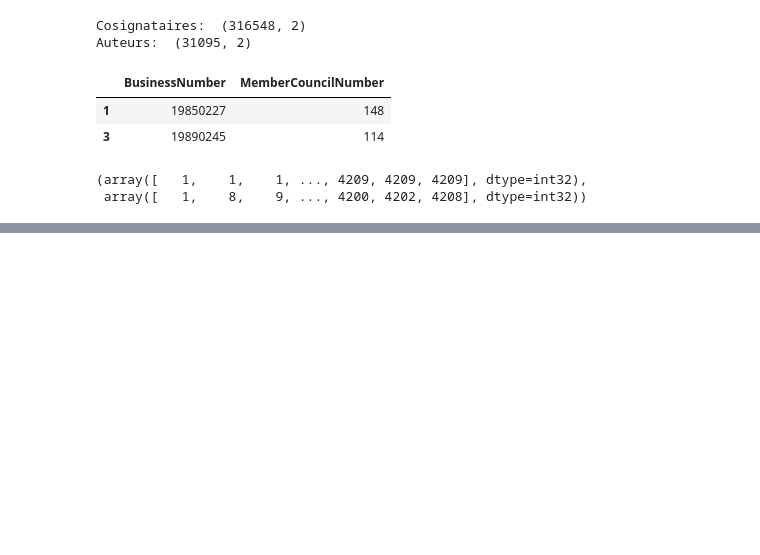
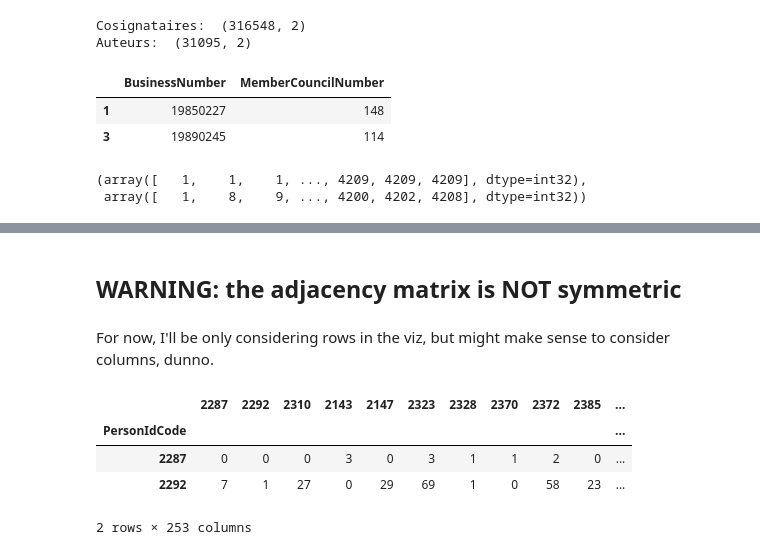
Before and after one commit to jmuth/parliament-viz.ch, a Jupyter notebook: scraping/Friendship_matrix.ipynb, the cells around one changed output, grey strips where cells are left out. Cells and saved outputs as stored; diff of their text form; code cells hidden in the pictures; blank space fills up the shorter version.

```diff
--- a/scraping/Friendship_matrix.ipynb
+++ b/scraping/Friendship_matrix.ipynb
@@ -145,0 +211,12 @@ get_friends(friends, 1).head()
+# %% [markdown]
+## WARNING: the adjacency matrix is **NOT** symmetric
+# %% [markdown]
+For now, I'll be only considering rows in the viz, but might make sense to consider columns, dunno.
+# %%
+adj.head(2)
+# %% [output]
+|  | 2287 | 2292 | 2310 | 2143 | 2147 | 2323 | 2328 | 2370 | 2372 | 2385 | ... |
+| PersonIdCode |  |  |  |  |  |  |  |  |  |  | ... |
+| 2287 | 0 | 0 | 0 | 3 | 0 | 3 | 1 | 1 | 2 | 0 | ... |
+| 2292 | 7 | 1 | 27 | 0 | 29 | 69 | 1 | 0 | 58 | 23 | ... |
+2 rows × 253 columns
```
Also changed, not shown: parts of 15 cells of this notebook, 8 other files.
